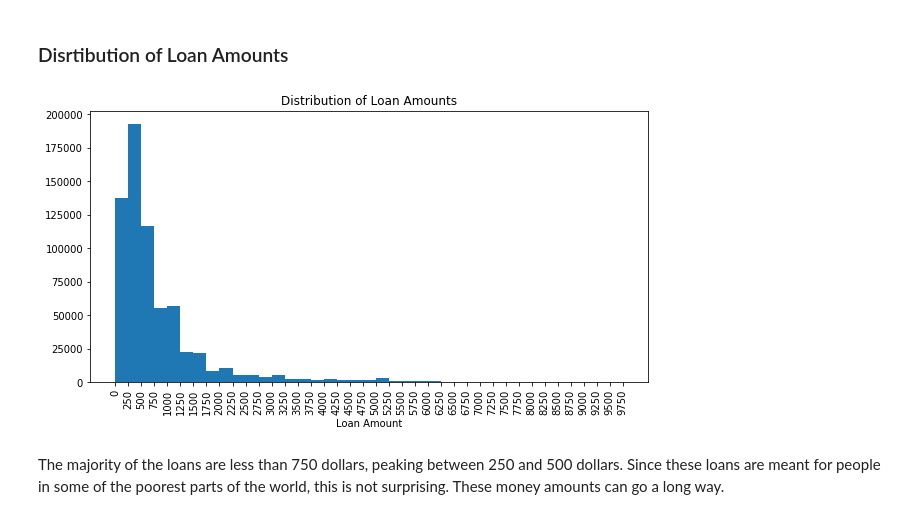
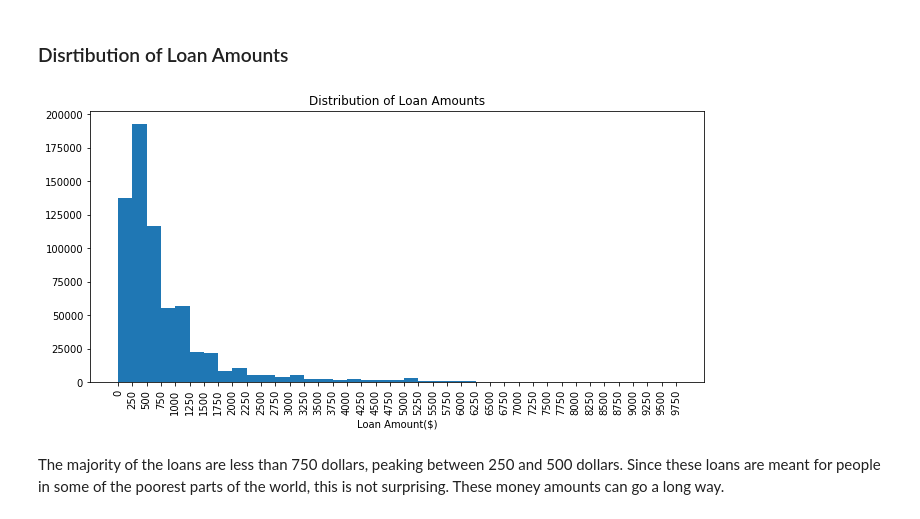
Before and after one commit to ChristopherSJames/kiva_repayment_analysis, a Jupyter notebook: kiva_repayment_analysis.ipynb, the cells around one changed output. Drawn from its saved outputs; the diff is of its cells as text; code cells hidden in the pictures.

```diff
--- a/kiva_repayment_analysis.ipynb
+++ b/kiva_repayment_analysis.ipynb
@@ -97,17 +110,17 @@ One thing that stands out with the distribution of loans by country is the geogr
 # %% [markdown]
 ### Disrtibution of Loan Amounts
 # %%
-plt.figure(figsize = [10, 5])
+plt.figure(figsize = [11, 5])
 bins = np.arange(0, 10000, 250)
 ticks = bins
 labels = ["{}".format(val) for val in ticks]
 
 plt.hist(data = df, x = 'loan_amount', bins = bins)
 plt.xticks(ticks, labels, rotation = 90)
 plt.title('Distribution of Loan Amounts')
-plt.xlabel('Loan Amount');
+plt.xlabel('Loan Amount($)');
 # %% [output]
-[figure, old version]
+[figure, new version]
 # %% [markdown]
 The majority of the loans are less than 750 dollars, peaking between 250 and 500 dollars. Since these loans are meant for people in some of the poorest parts of the world, this is not surprising. These money amounts can go a long way.
 # %% [markdown]
```
Also changed, not shown: parts of 11 cells of this notebook.
